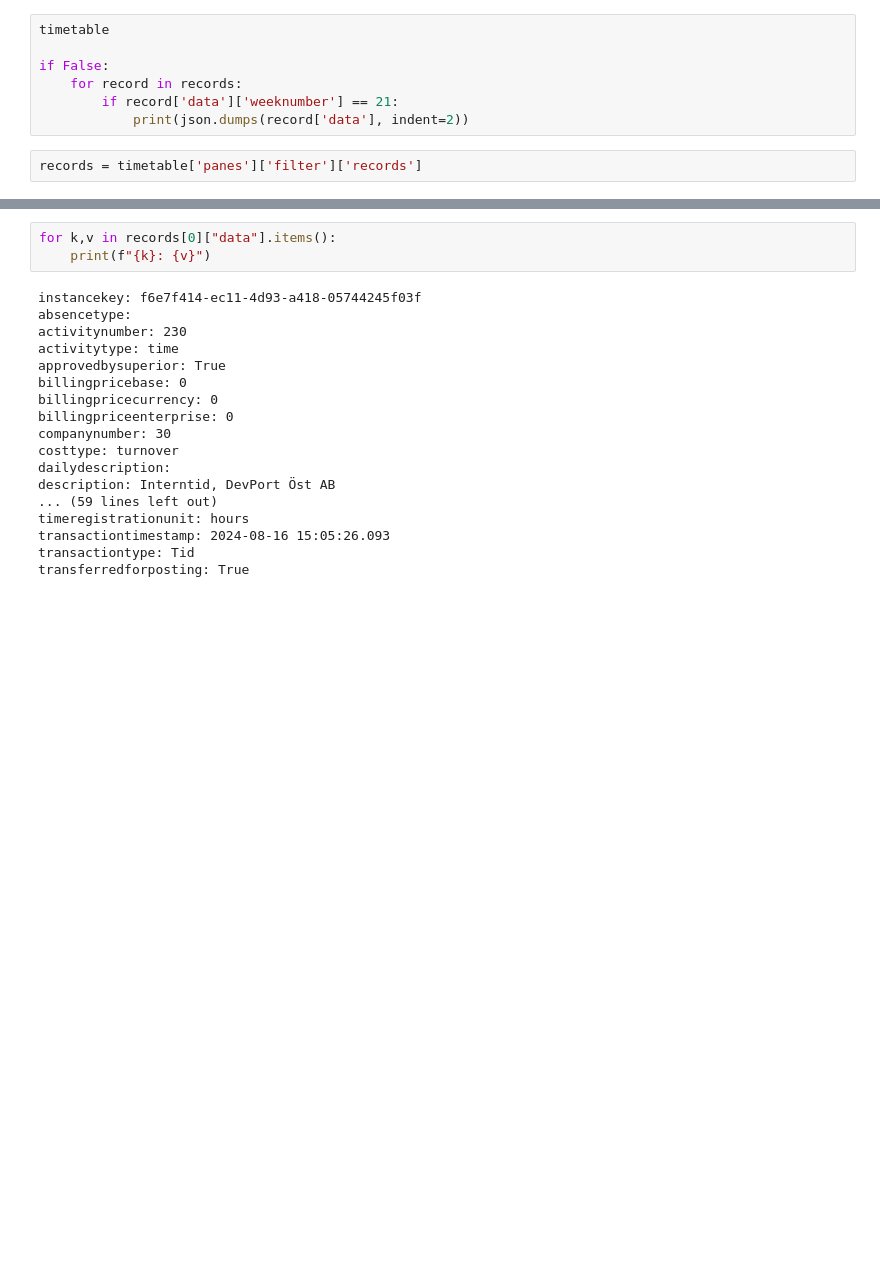
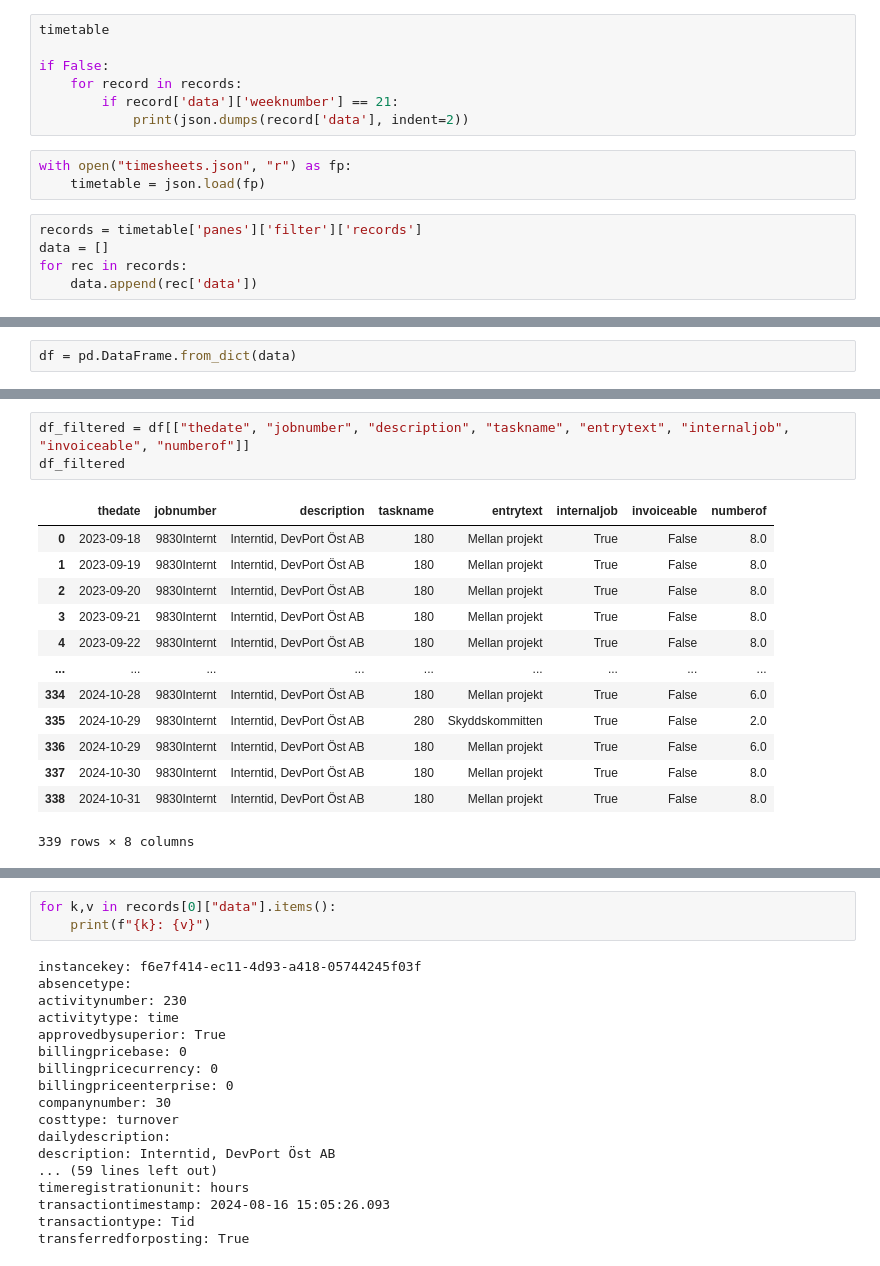
Before and after one commit to leofrossling/variable-salary-models, a Jupyter notebook: read_timesheets.ipynb, the cells around one changed output, grey strips where cells are left out. Saved outputs shown, nothing was run; the diff lists cells and outputs as text; blank space fills up the shorter version.

```diff
--- a/read_timesheets.ipynb
+++ b/read_timesheets.ipynb
@@ -50,5 +51,11 @@ if False:
     for record in records:
         if record['data']['weeknumber'] == 21:
             print(json.dumps(record['data'], indent=2))
+# %%
+with open("timesheets.json", "r") as fp:
+    timetable = json.load(fp)
 # %%
 records = timetable['panes']['filter']['records']
+data = []
+for rec in records:
+    data.append(rec['data'])
@@ -74,0 +62,2 @@ records
+# %%
+df = pd.DataFrame.from_dict(data)
@@ -74,0 +105,17 @@ records
+# %%
+df_filtered = df[["thedate", "jobnumber", "description", "taskname", "entrytext", "internaljob", "invoiceable", "numberof"]]
+df_filtered
+# %% [output]
+|  | thedate | jobnumber | description | taskname | entrytext | internaljob | invoiceable | numberof |
+| 0 | 2023-09-18 | 9830Internt | Interntid, DevPort Öst AB | 180 | Mellan projekt | True | False | 8.0 |
+| 1 | 2023-09-19 | 9830Internt | Interntid, DevPort Öst AB | 180 | Mellan projekt | True | False | 8.0 |
+| 2 | 2023-09-20 | 9830Internt | Interntid, DevPort Öst AB | 180 | Mellan projekt | True | False | 8.0 |
+| 3 | 2023-09-21 | 9830Internt | Interntid, DevPort Öst AB | 180 | Mellan projekt | True | False | 8.0 |
+| 4 | 2023-09-22 | 9830Internt | Interntid, DevPort Öst AB | 180 | Mellan projekt | True | False | 8.0 |
+| ... | ... | ... | ... | ... | ... | ... | ... | ... |
+| 334 | 2024-10-28 | 9830Internt | Interntid, DevPort Öst AB | 180 | Mellan projekt | True | False | 6.0 |
+| 335 | 2024-10-29 | 9830Internt | Interntid, DevPort Öst AB | 280 | Skyddskommitten | True | False | 2.0 |
+| 336 | 2024-10-29 | 9830Internt | Interntid, DevPort Öst AB | 180 | Mellan projekt | True | False | 6.0 |
+| 337 | 2024-10-30 | 9830Internt | Interntid, DevPort Öst AB | 180 | Mellan projekt | True | False | 8.0 |
+| 338 | 2024-10-31 | 9830Internt | Interntid, DevPort Öst AB | 180 | Mellan projekt | True | False | 8.0 |
+339 rows × 8 columns
```
Also changed, not shown: parts of 8 cells of this notebook, 4 other files.
